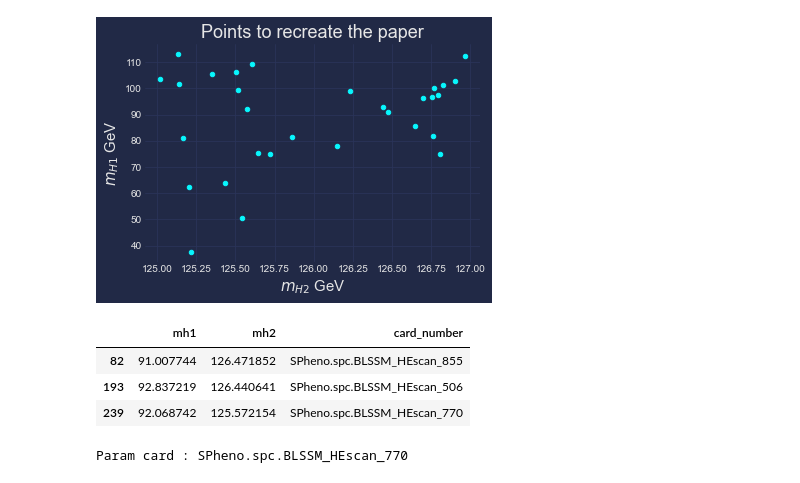
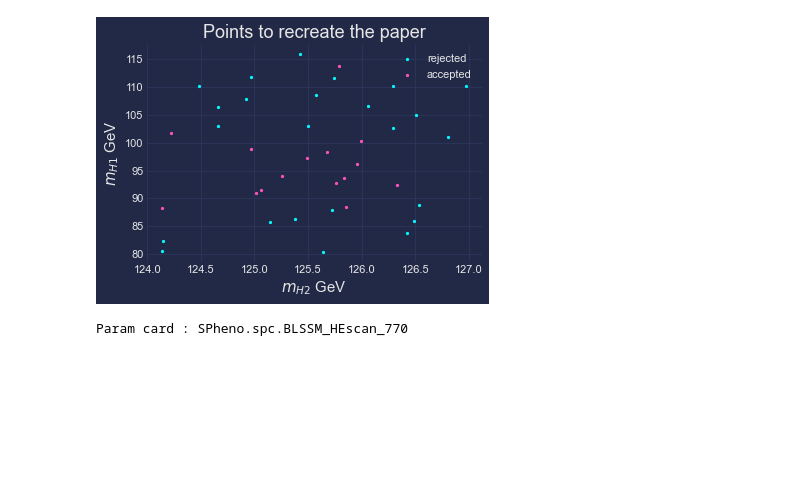
Before and after one commit to mjadiaz/BL-SSM, a Jupyter notebook: HepAid/Analysis_HB.ipynb, the cells around one changed output. Cells and saved outputs as stored; diff of their text form; code cells hidden in the pictures; blank space fills up the shorter version.

```diff
--- a/HepAid/Analysis_HB.ipynb
+++ b/HepAid/Analysis_HB.ipynb
@@ -15,7 +18,7 @@ spheno_dir = '/scratch/mjad1g20/HEP/SPHENO/SPheno-3.3.8'
 reference_lhs = '/scratch/mjad1g20/HEP/SPHENO/SPheno-3.3.8/BLSSM/Input_Files/LesHouches.in.BLSSM'
 madgraph_dir = '/scratch/mjad1g20/HEP/MG5_aMC_v3_1_1'
 # %%
-param_cards_dir = '/Users/madiaz/WorkArea/BLSSM_model_files/BLSSM_work/HEscan_2/SPhenoBLSSM_output'
+param_cards_dir = '/Users/madiaz/WorkArea/BLSSM_model_files/BLSSM_work/HEscan_HB/SPhenoBLSSM_output'
 # %%
 h1 = np.array([])
 h2 = np.array([])
@@ -32,4 +55,4 @@ for card in os.listdir(param_cards_dir):
 # %%
-df = pd.DataFrame(dict(mh1 = h1, mh2 = h2, card_number=cards))
+df = pd.DataFrame(dict(mh1 = h1, mh2 = h2, card_number=cards, hb_result=hb_result, hb_obsratio=hb_obsratio))
 df.head()
 # %% [output]
@@ -41,0 +65,10 @@ df.head()
+# %%
+plt.style.use("cyberpunk")
+
+plt.scatter(df.mh2[df.hb_result == 0], df.mh1[df.hb_result == 0],s=3,label = 'rejected')
+plt.scatter(df.mh2[df.hb_result == 1], df.mh1[df.hb_result == 1],s=3, label = 'accepted')
+plt.ylabel(r'$m_{H1}$ GeV',fontsize=15)
+plt.xlabel(r'$m_{H2}$ GeV',fontsize=15)
+plt.title('Scanned points',fontsize=18)
+plt.legend()
+plt.show()
@@ -62,20 +90,18 @@ df_select.head()
 # %%
+df_select= df[(124 < df.mh2) & (df.mh2 < 127) & (80<df.mh1) ]
+
 plt.style.use("cyberpunk")
 
-plt.scatter(df_select.mh2, df_select.mh1,s=20)
+plt.scatter(df_select.mh2[df.hb_result == 0], df_select.mh1[df.hb_result == 0],s=5,label = 'rejected')
+plt.scatter(df_select.mh2[df.hb_result == 1], df_select.mh1[df.hb_result == 1],s=5, label = 'accepted')
 plt.ylabel(r'$m_{H1}$ GeV',fontsize=15)
 plt.xlabel(r'$m_{H2}$ GeV',fontsize=15)
 plt.title('Points to recreate the paper',fontsize=18)
+plt.legend()
+
 plt.show()
 # %% [output]
-[figure, old version]
+[figure, new version]
-# %%
-df_select[(df_select.mh1 < 93) & (df_select.mh1 > 87)]
-# %% [output]
-|  | mh1 | mh2 | card_number |
-| 82 | 91.007744 | 126.471852 | SPheno.spc.BLSSM_HEscan_855 |
-| 193 | 92.837219 | 126.440641 | SPheno.spc.BLSSM_HEscan_506 |
-| 239 | 92.068742 | 125.572154 | SPheno.spc.BLSSM_HEscan_770 |
 # %%
 selected_param_card = df.iloc[239].card_number
 print('Param card : {}'.format(selected_param_card))
```
Also changed, not shown: parts of 7 cells of this notebook, 2 other files.
